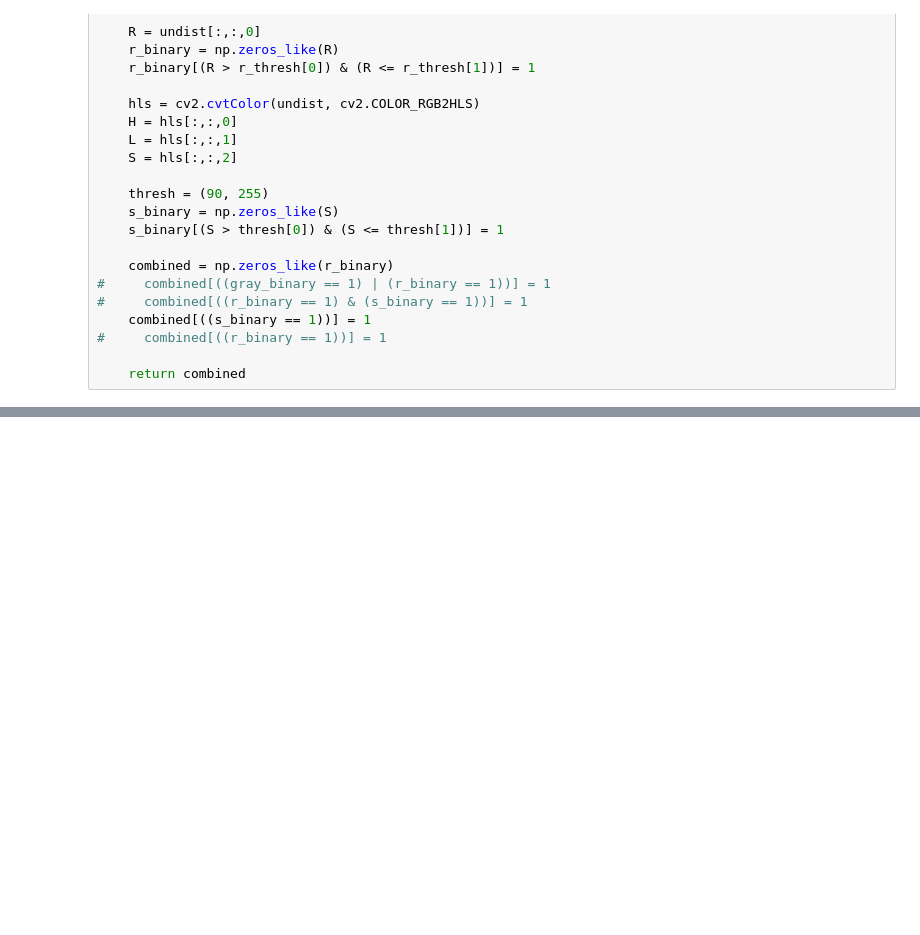
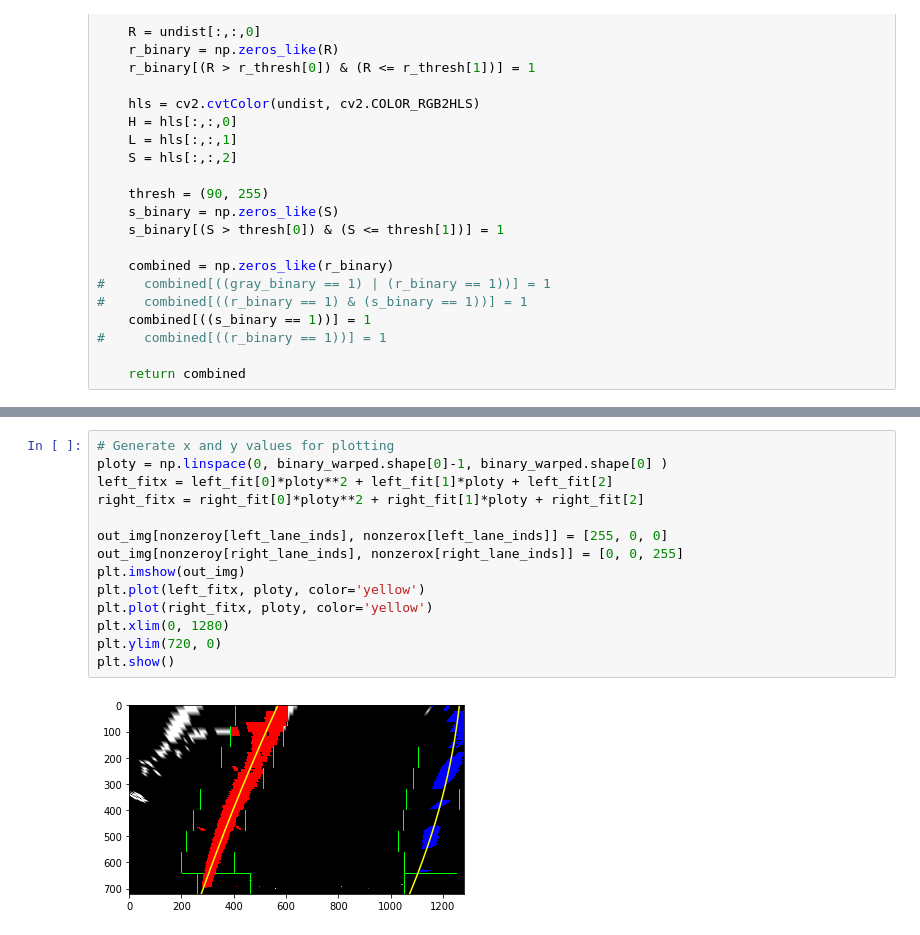
Before and after one commit to Alexander-Rogin/CarND-Advanced-Lane-Lines, a Jupyter notebook: Solution.ipynb, the cells around one changed output, grey strips where cells are left out. Cells and saved outputs as stored; diff of their text form; blank space fills up the shorter version.

```diff
--- a/Solution.ipynb
+++ b/Solution.ipynb
@@ -191,0 +269,16 @@ plt.show()
+# %%
+# Generate x and y values for plotting
+ploty = np.linspace(0, binary_warped.shape[0]-1, binary_warped.shape[0] )
+left_fitx = left_fit[0]*ploty**2 + left_fit[1]*ploty + left_fit[2]
+right_fitx = right_fit[0]*ploty**2 + right_fit[1]*ploty + right_fit[2]
+
+out_img[nonzeroy[left_lane_inds], nonzerox[left_lane_inds]] = [255, 0, 0]
+out_img[nonzeroy[right_lane_inds], nonzerox[right_lane_inds]] = [0, 0, 255]
+plt.imshow(out_img)
+plt.plot(left_fitx, ploty, color='yellow')
+plt.plot(right_fitx, ploty, color='yellow')
+plt.xlim(0, 1280)
+plt.ylim(720, 0)
+plt.show()
+# %% [output]
+[figure, added]
```
Also changed, not shown: parts of 6 cells of this notebook.
